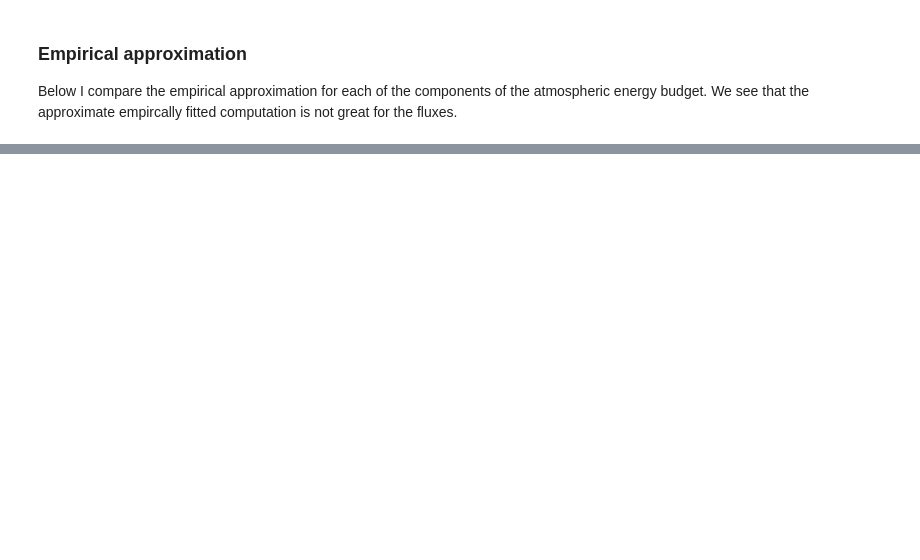
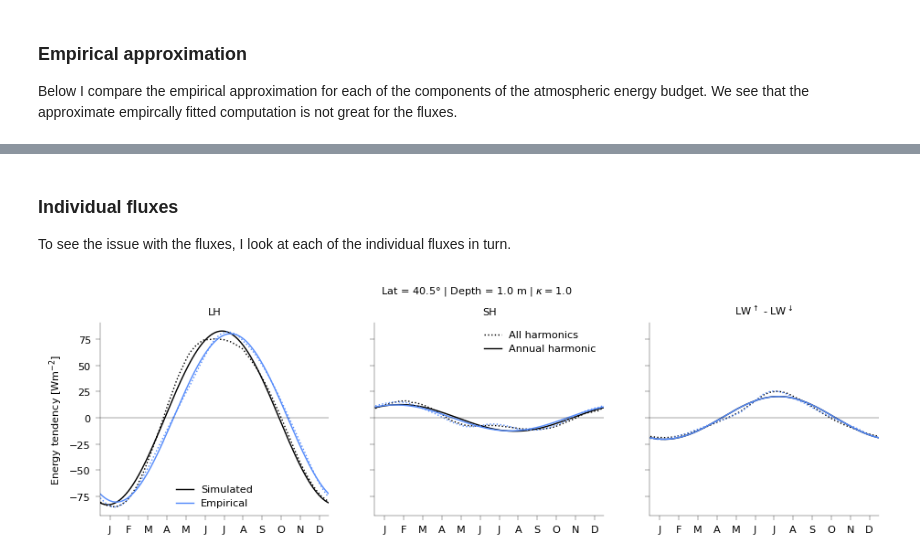
Before and after one commit to jduffield65/Isca, a Jupyter notebook: jobs/thesis_season/energy_balance_empirical.ipynb, the cells around one changed output, grey strips where cells are left out. Cells and saved outputs as stored; diff of their text form; code cells hidden in the pictures; blank space fills up the shorter version.

```diff
--- a/jobs/thesis_season/energy_balance_empirical.ipynb
+++ b/jobs/thesis_season/energy_balance_empirical.ipynb
@@ -147,0 +221,63 @@ plt.show()
+# %% [markdown]
+### Individual fluxes
+To see the issue with the fluxes, I look at each of the individual fluxes in turn.
+# %%
+fig, ax = plt.subplots(1, 3, sharex=True, sharey=True)
+fig_resize(fig, utils.width['two_col'] * 2)
+
+# LH - simulated
+ax[0].set_title('LH')
+var = remove_mean(ds['flux_lhe'])
+ax[0].plot(ds.time, var, color='k', linestyle=':')
+var = get_fourier_fit_xr(ds.time, var, n_harmonics=1, pad_coefs_phase=True)[0]
+ax[0].plot(ds.time, var, color='k', label='Simulated')
+
+# LH - empirical
+var = utils.apply_linear_zero_mean_xr(ds['temp_surf'] - ds['temp_atm'], feedback_params['lambda_const_lh'],
+                                      ds['temp_atm'], feedback_params['lambda_a_lh'])
+ax[0].plot(ds.time, var, color='C0', linestyle=':')
+var = get_fourier_fit_xr(ds.time, var, n_harmonics=1, pad_coefs_phase=True)[0]
+ax[0].plot(ds.time, var, color='C0', label='Empirical')
+
+# SH - simulated
+ax[1].set_title('SH')
+var = remove_mean(ds['flux_t'])
+ax[1].plot(ds.time, var, color='k', linestyle=':', label='All harmonics')
+var = get_fourier_fit_xr(ds.time, var, n_harmonics=1, pad_coefs_phase=True)[0]
+ax[1].plot(ds.time, var, color='k', label='Annual harmonic')
+
+# SH - empirical
+var = utils.apply_linear_zero_mean_xr(ds['temp_surf'] - ds['temp_atm'], feedback_params['lambda_const_sh'],
+                                      ds['temp_atm'], -feedback_params['lambda_a_sh'])
+ax[1].plot(ds.time, var, color='C0', linestyle=':')
+var = get_fourier_fit_xr(ds.time, var, n_harmonics=1, pad_coefs_phase=True)[0]
+ax[1].plot(ds.time, var, color='C0')
+
+# LW - simulated
+ax[2].set_title('LW$^{\\uparrow}$ - LW$^{\\downarrow}$')
+var = remove_mean(ds['lwup_sfc'] - ds['lwdn_sfc'])
+ax[2].plot(ds.time, var, color='k', linestyle=':')
+var = get_fourier_fit_xr(ds.time, var, n_harmonics=1, pad_coefs_phase=True)[0]
+ax[2].plot(ds.time, var, color='k')
+
+# LW - empirical
+var = utils.apply_linear_zero_mean_xr(ds['temp_surf'] - ds['temp_atm'], feedback_params['lambda_const_lw'],
+                                      ds['temp_atm'], feedback_params['lambda_a_lw'])
+ax[2].plot(ds.time, var, color='C0', linestyle=':')
+var = get_fourier_fit_xr(ds.time, var, n_harmonics=1, pad_coefs_phase=True)[0]
+ax[2].plot(ds.time, var, color='C0')
+
+
+update_linewidth(fig)
+ax[0].legend()
+ax[1].legend()
+for i, ax_use in enumerate(ax):
+    ax_use.axhline(0, color='k', lw=ax_linewidth)
+ax[0].set_xlim(-1, 360)
+ax[0].set_xticks(*utils.month_ticks)
+ax[0].set_ylabel('Energy tendency [Wm$^{-2}$]')
+fig.suptitle(f'Lat = {ds.lat.values:.1f}$\degree$ | Depth = {ds.depth:.1f} m | $\kappa = {ds.odp:.1f}$', y=1.03)
+update_fontsize(fig)
+plt.show()
+# %% [output]
+[figure, added]
```
Also changed, not shown: parts of 7 cells of this notebook, 3 other files.
